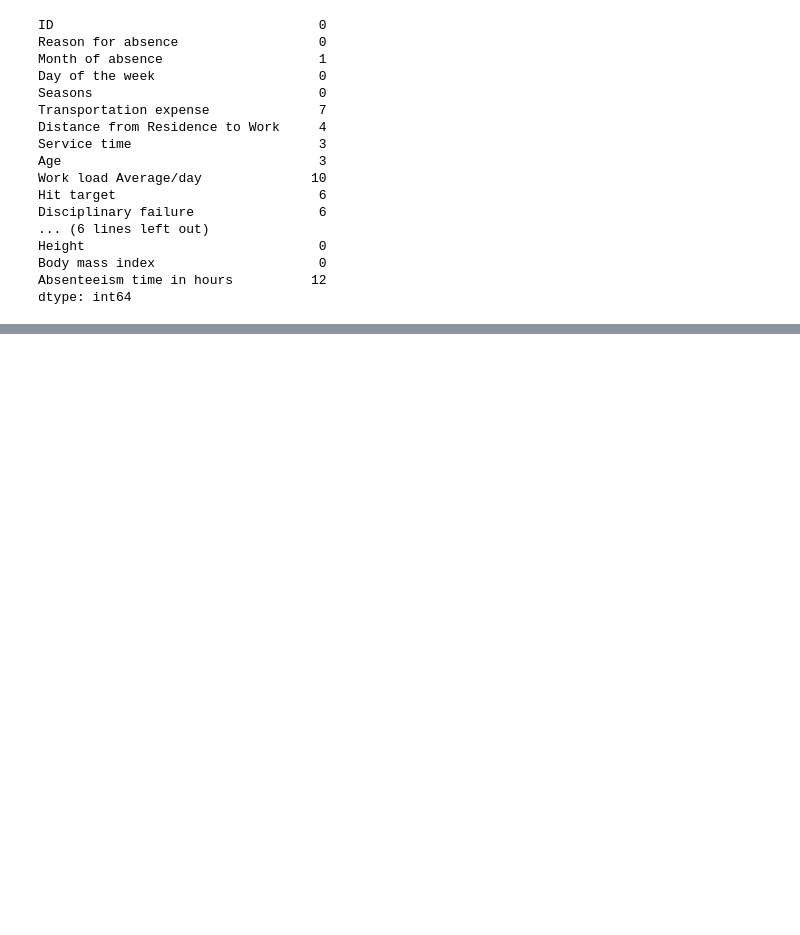
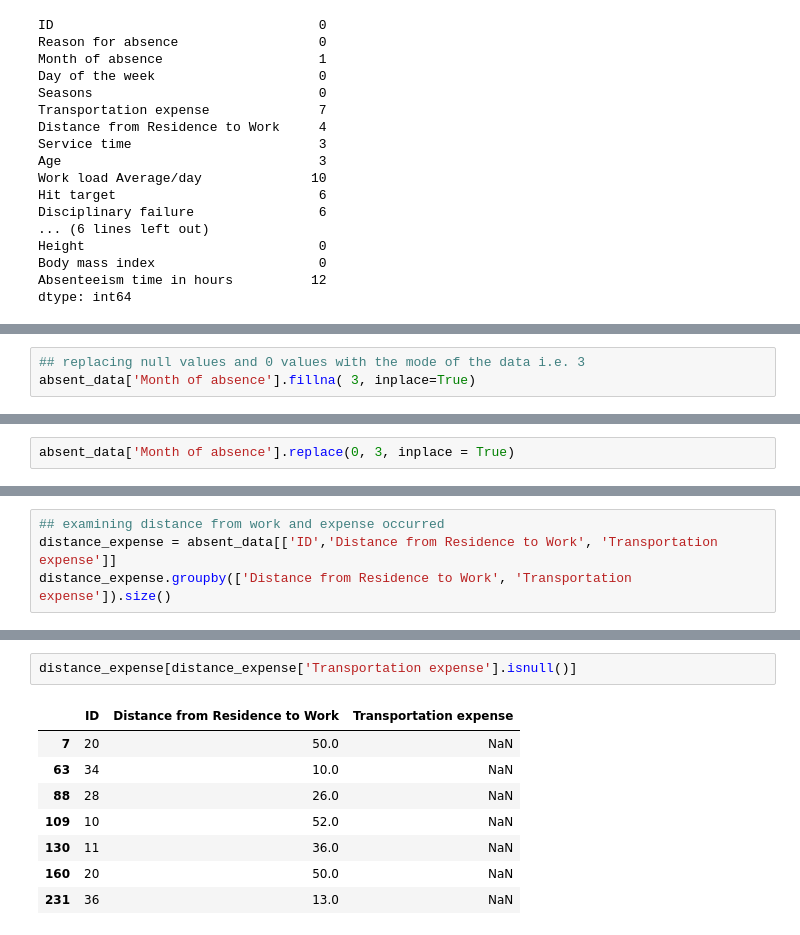
Before and after one commit to DHRUV6029/CMPE-255_NPDP, a Jupyter notebook: CMPE_255_NPDP.ipynb, the cells around one changed output, grey strips where cells are left out. Drawn from its saved outputs; the diff is of its cells as text; blank space fills up the shorter version.

Commit message:
processed missing values in month, transport expense, distance to work and service time

```diff
--- a/CMPE_255_NPDP.ipynb
+++ b/CMPE_255_NPDP.ipynb
@@ -508,0 +518,3 @@ dtype: int64
+# %%
+## replacing null values and 0 values with the mode of the data i.e. 3
+absent_data['Month of absence'].fillna( 3, inplace=True)
@@ -508,0 +538,2 @@ dtype: int64
+# %%
+absent_data['Month of absence'].replace(0, 3, inplace = True)
@@ -508,0 +579,4 @@ dtype: int64
+# %%
+## examining distance from work and expense occurred
+distance_expense = absent_data[['ID','Distance from Residence to Work', 'Transportation expense']]
+distance_expense.groupby(['Distance from Residence to Work', 'Transportation expense']).size()
@@ -508,0 +601,11 @@ dtype: int64
+# %%
+distance_expense[distance_expense['Transportation expense'].isnull()]
+# %% [output]
+|  | ID | Distance from Residence to Work | Transportation expense |
+| 7 | 20 | 50.0 | NaN |
+| 63 | 34 | 10.0 | NaN |
+| 88 | 28 | 26.0 | NaN |
+| 109 | 10 | 52.0 | NaN |
+| 130 | 11 | 36.0 | NaN |
+| 160 | 20 | 50.0 | NaN |
+| 231 | 36 | 13.0 | NaN |
```
Also changed, not shown: parts of 24 cells of this notebook.
